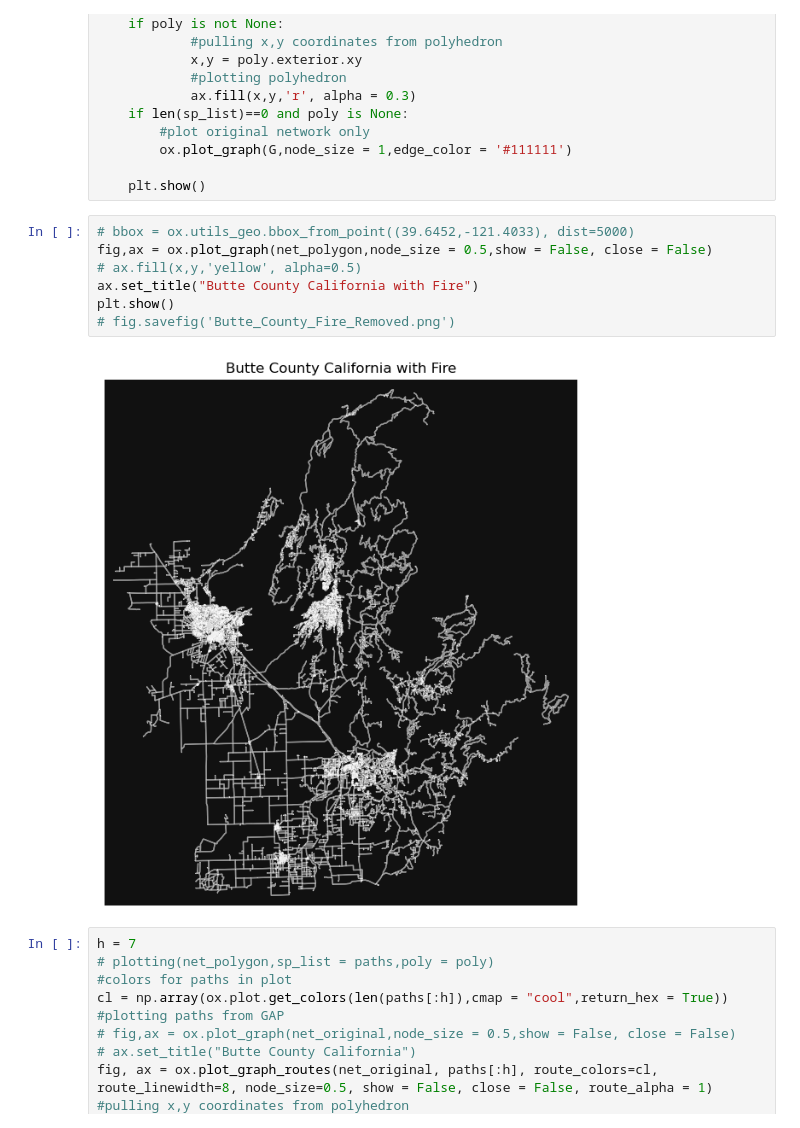
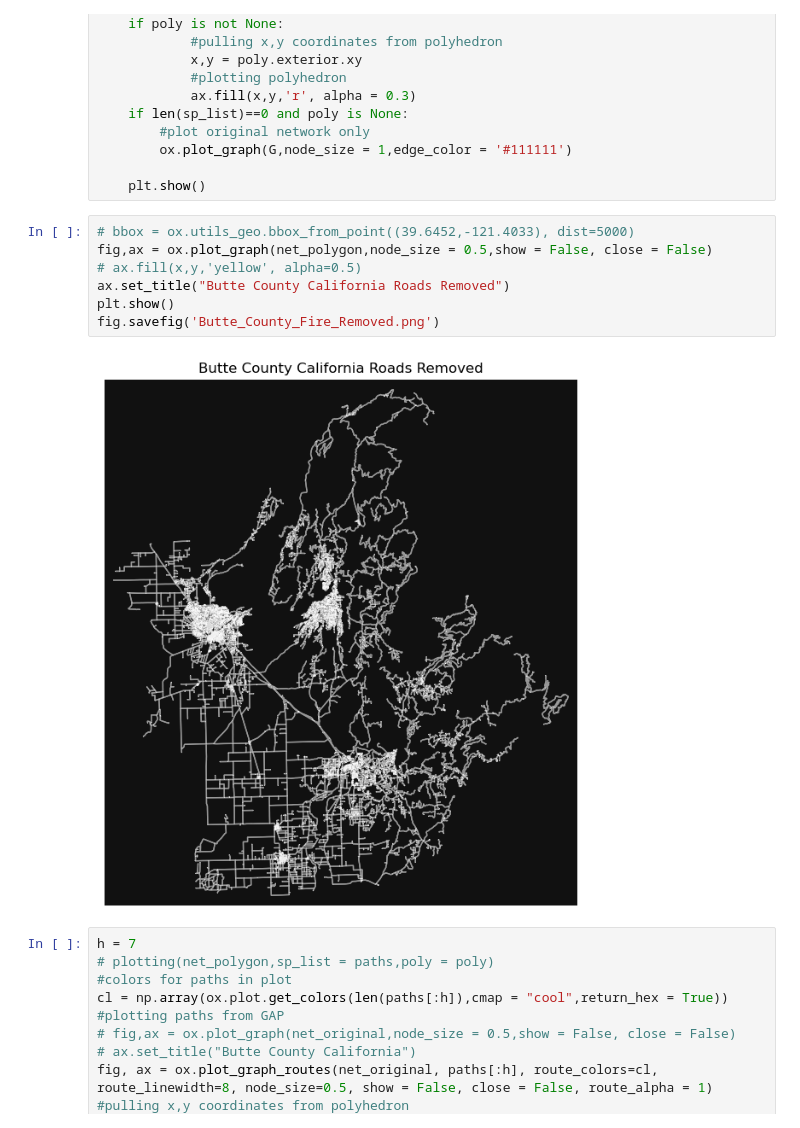
Before and after one commit to DillWithIt77/Fire_Evac_F22, a Jupyter notebook: Full_Program.ipynb, the cells around one changed output. Cells and saved outputs as stored; diff of their text form.

```diff
--- a/Full_Program.ipynb
+++ b/Full_Program.ipynb
@@ -432,12 +432,12 @@ def plotting(G, **kwargs):
 # %%
 # bbox = ox.utils_geo.bbox_from_point((39.6452,-121.4033), dist=5000)
 fig,ax = ox.plot_graph(net_polygon,node_size = 0.5,show = False, close = False)
 # ax.fill(x,y,'yellow', alpha=0.5)
-ax.set_title("Butte County California with Fire")
+ax.set_title("Butte County California Roads Removed")
 plt.show()
-# fig.savefig('Butte_County_Fire_Removed.png')
+fig.savefig('Butte_County_Fire_Removed.png')
 # %% [output]
-[figure, old version]
+[figure, new version]
 # %%
 h = 7
 # plotting(net_polygon,sp_list = paths,poly = poly)
```
Also changed, not shown: parts of 38 cells of this notebook.
